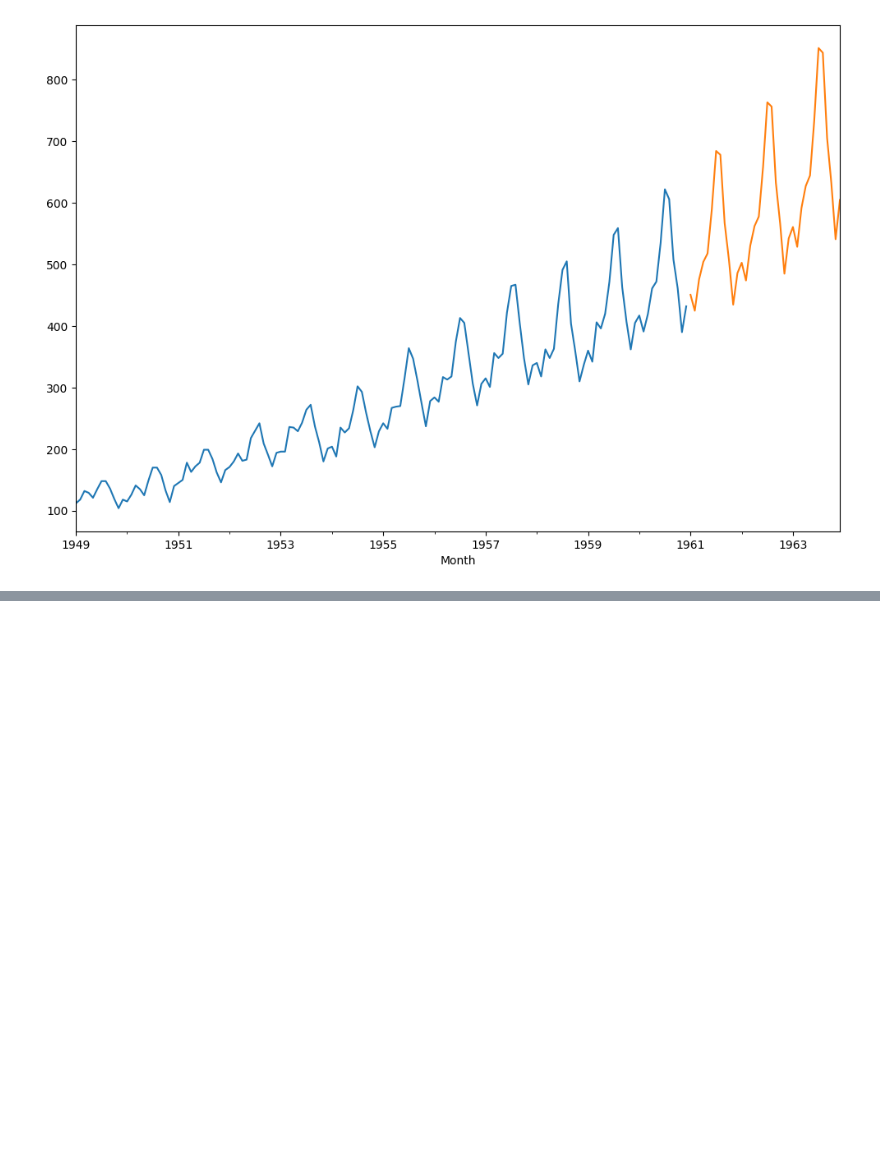
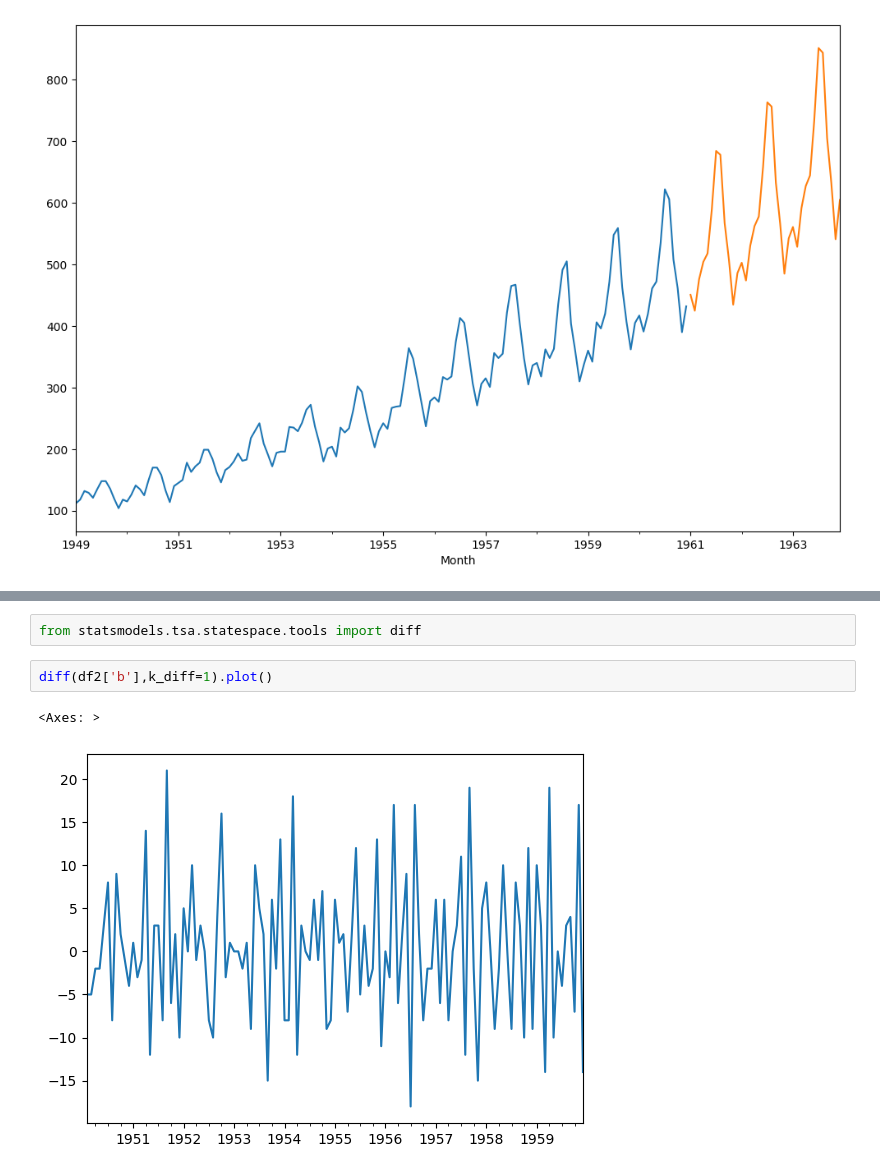
Before and after one commit to nmaiya/ColabTimeSeries, a Jupyter notebook: GeneralForcasting.ipynb, the cells around one changed output, grey strips where cells are left out. Cells and saved outputs as stored; diff of their text form; blank space fills up the shorter version.

```diff
--- a/GeneralForcasting.ipynb
+++ b/GeneralForcasting.ipynb
@@ -153,0 +174,7 @@ forcast_prediction.plot()
+# %%
+from statsmodels.tsa.statespace.tools import diff
+# %%
+diff(df2['b'],k_diff=1).plot()
+# %% [output]
+<Axes: >
+[figure, added]
```
Also changed, not shown: parts of 3 cells of this notebook.
